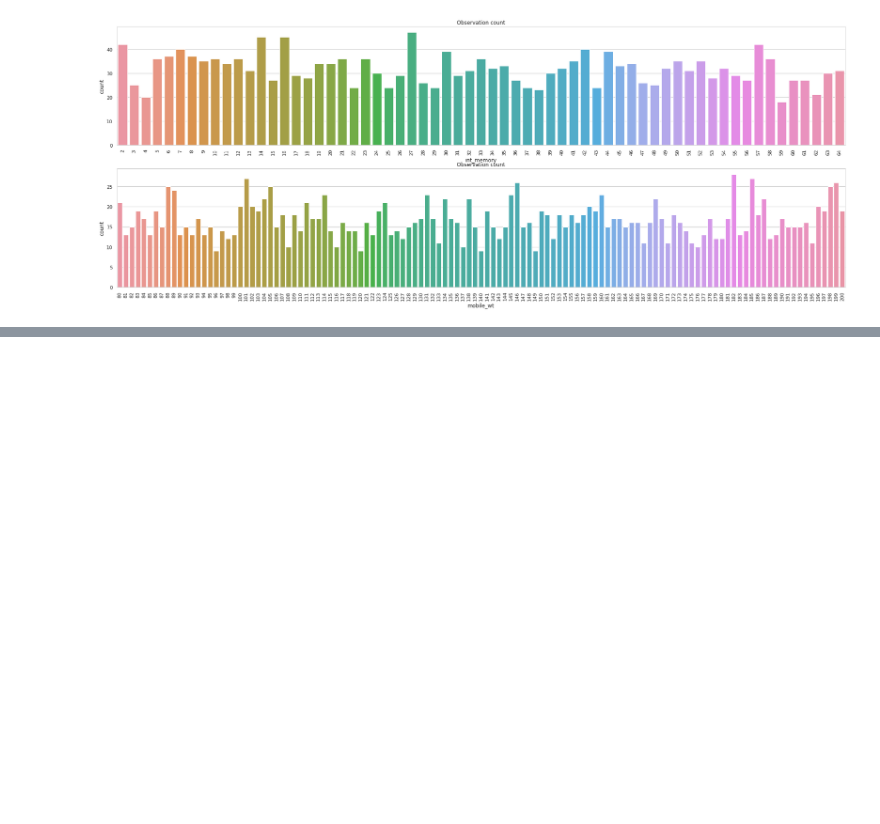
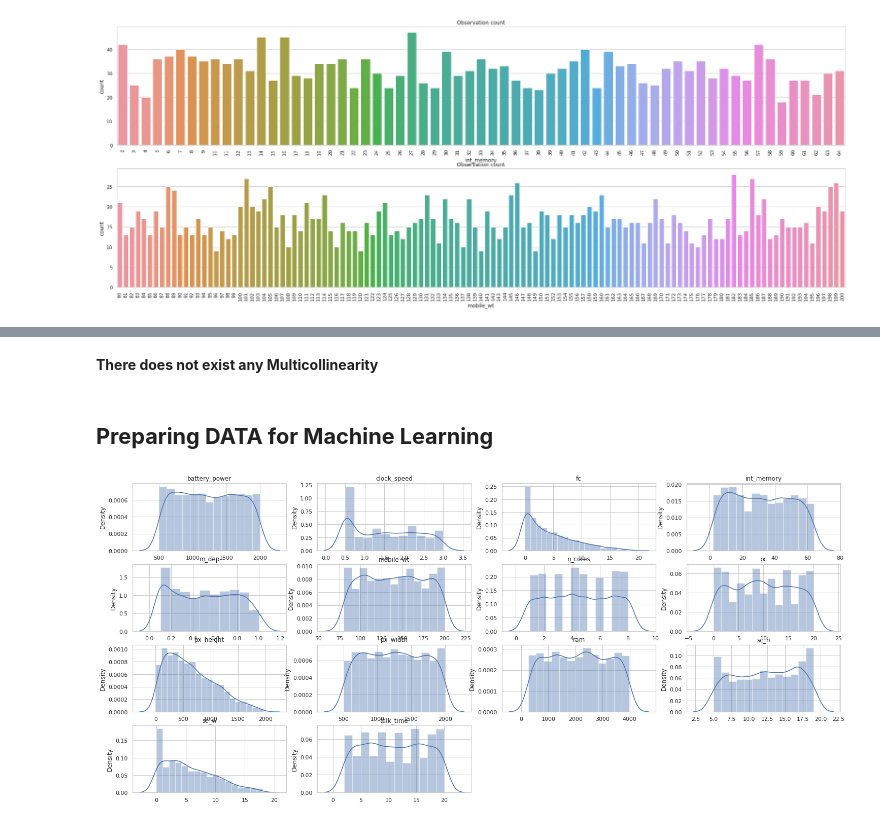
Before and after one commit to amanichivilkar/Mobile-Price-Range-Prediction, a Jupyter notebook: Mobile_Price_Range_Prediction.ipynb, the cells around one changed output, grey strips where cells are left out. Drawn from its saved outputs; the diff is of its cells as text; code cells hidden in the pictures; blank space fills up the shorter version.

Commit message:
Preparing DATA for Machine Learning

```diff
--- a/Mobile_Price_Range_Prediction.ipynb
+++ b/Mobile_Price_Range_Prediction.ipynb
@@ -341,0 +392,2 @@ for cat in ['int_memory', 'mobile_wt']:
+# %% [markdown]
+**There does not exist any Multicollinearity**
@@ -341,0 +399,14 @@ for cat in ['int_memory', 'mobile_wt']:
+# %% [markdown]
+## **Preparing DATA for Machine Learning**
+# %%
+# Original Feature
+plt.figure(figsize=(25,20))
+i=1
+for cat in ['battery_power', 'clock_speed', 'fc', 'int_memory', 'm_dep', 'mobile_wt', 'n_cores', 'pc',
+          'px_height','px_width', 'ram', 'sc_h', 'sc_w', 'talk_time']:
+
+   plt.subplot(7,4,i)
+   sns.distplot(x=df[cat]).set(title=f'{cat}')
+   i=i+1
+# %% [output]
+[figure, added]
```
Also changed, not shown: parts of 12 cells of this notebook.
